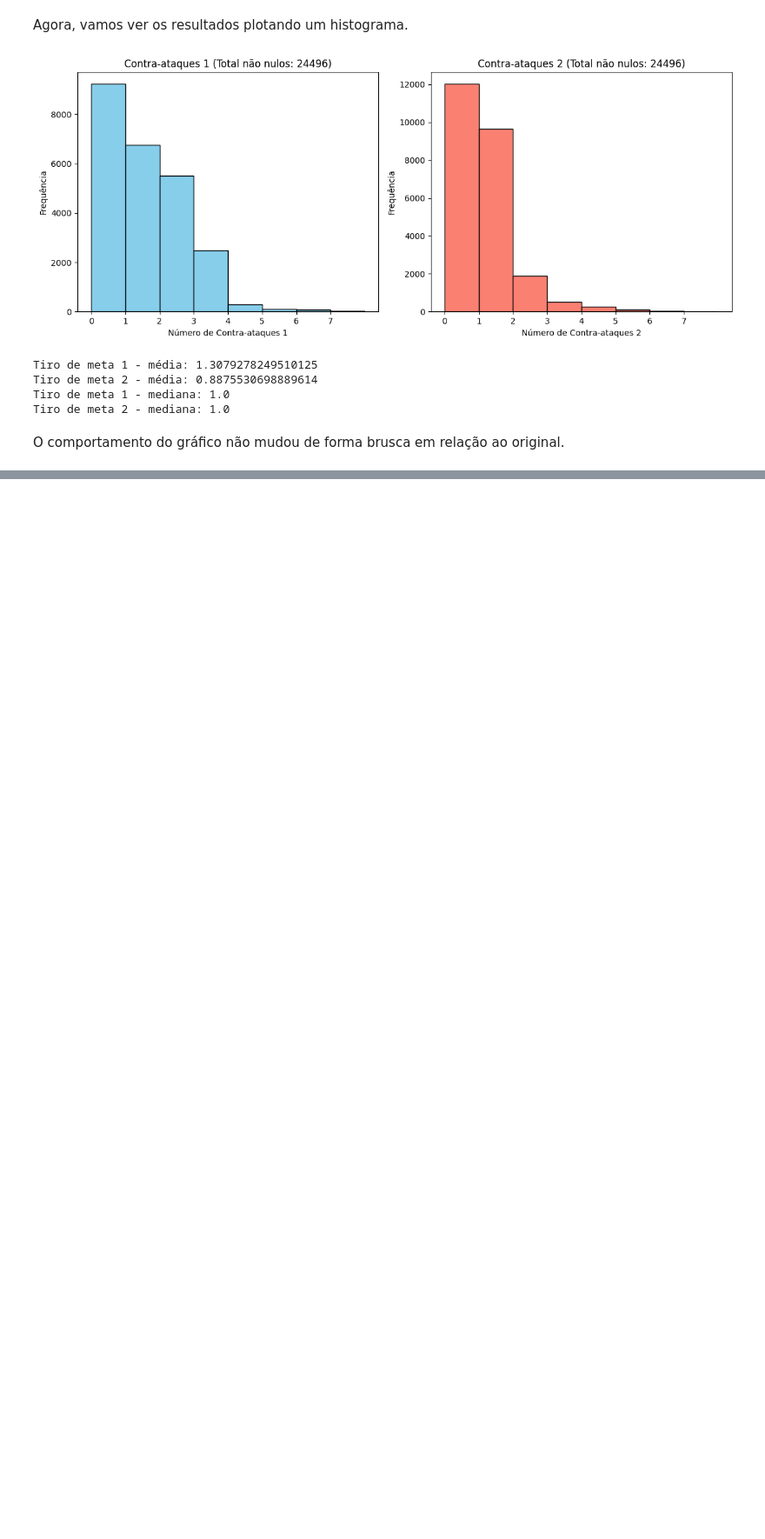
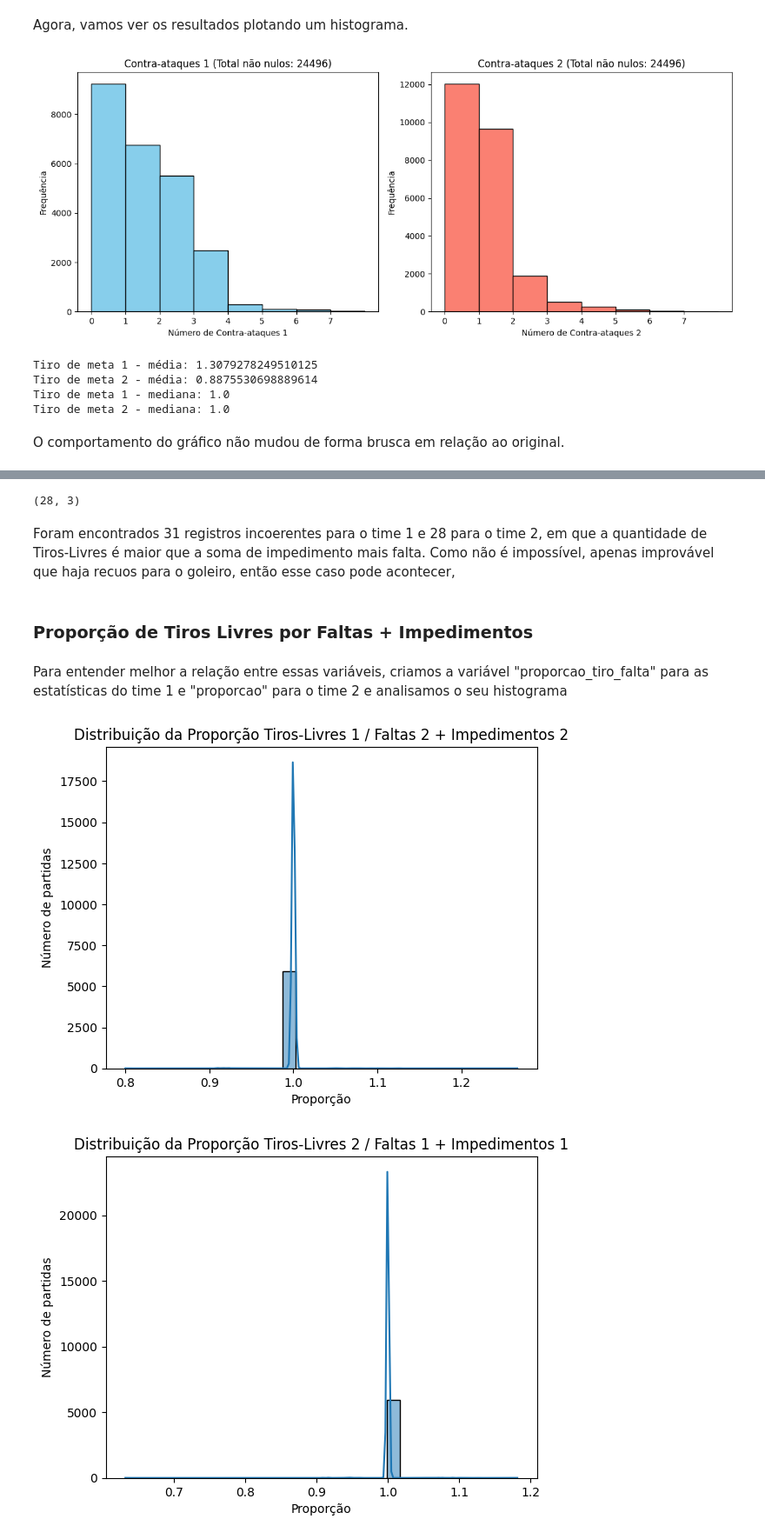
Before and after one commit to UFRJ-Analytica/PS-2025.1, a Jupyter notebook: Progresso/#XRay_final2.ipynb, the cells around one changed output, grey strips where cells are left out. Shown at 87% size. Cells and saved outputs as stored; diff of their text form; code cells hidden in the pictures; blank space fills up the shorter version.

Commit message:
Modificações Enzo de variáveis temporárias

```diff
--- a/Progresso/#XRay_final2.ipynb
+++ b/Progresso/#XRay_final2.ipynb
@@ -809,0 +832,30 @@ O comportamento do gráfico não mudou de forma brusca em relação ao original.
+# %%
+df.loc[df['Tiros-livres 2'] > df['Impedimentos 1'] + df['Faltas 1'], ['Tiros-livres 2', 'Impedimentos 1', 'Faltas 1']].shape
+# %% [output]
+(28, 3)
+# %% [markdown]
+Foram encontrados 31 registros incoerentes para o time 1 e 28 para o time 2, em que a quantidade de Tiros-Livres é maior que a soma de impedimento mais falta. Como não é impossível, apenas improvável que haja recuos para o goleiro, então esse caso pode acontecer,
+# %% [markdown]
+### Proporção de Tiros Livres por Faltas + Impedimentos
+# %% [markdown]
+Para entender melhor a relação entre essas variáveis, criamos a variável "proporcao_tiro_falta" para as estatísticas do time 1 e "proporcao" para o time 2 e analisamos o seu histograma
+# %%
+import seaborn as sns
+import matplotlib.pyplot as plt
+df['proporcao_tiro_falta'] = df['Tiros-livres 1'] / (df['Faltas 2'] + df['Impedimentos 2'])
+sns.histplot(df['proporcao_tiro_falta'], bins=30, kde=True)
+plt.title('Distribuição da Proporção Tiros-Livres 1 / Faltas 2 + Impedimentos 2')
+plt.xlabel('Proporção')
+plt.ylabel('Número de partidas')
+plt.show()
+df['proporcao'] = df['Tiros-livres 2'] / (df['Faltas 1'] + df['Impedimentos 1'])
+sns.histplot(df['proporcao'], bins=30, kde=True)
+plt.title('Distribuição da Proporção Tiros-Livres 2 / Faltas 1 + Impedimentos 1')
+plt.xlabel('Proporção')
+plt.ylabel('Número de partidas')
+plt.show()
+#analisando o gráfico, percebe-se que a relação entre Tiros Livre e (Faltas + Impedimento) é quase 1 para 1 como o esperado
+#Note que quando o time 2 comete falta ou impedimento, o time 1 é quem cobra
+# %% [output]
+[figure, added]
+[figure, added]
```
Also changed, not shown: parts of 78 cells of this notebook.
